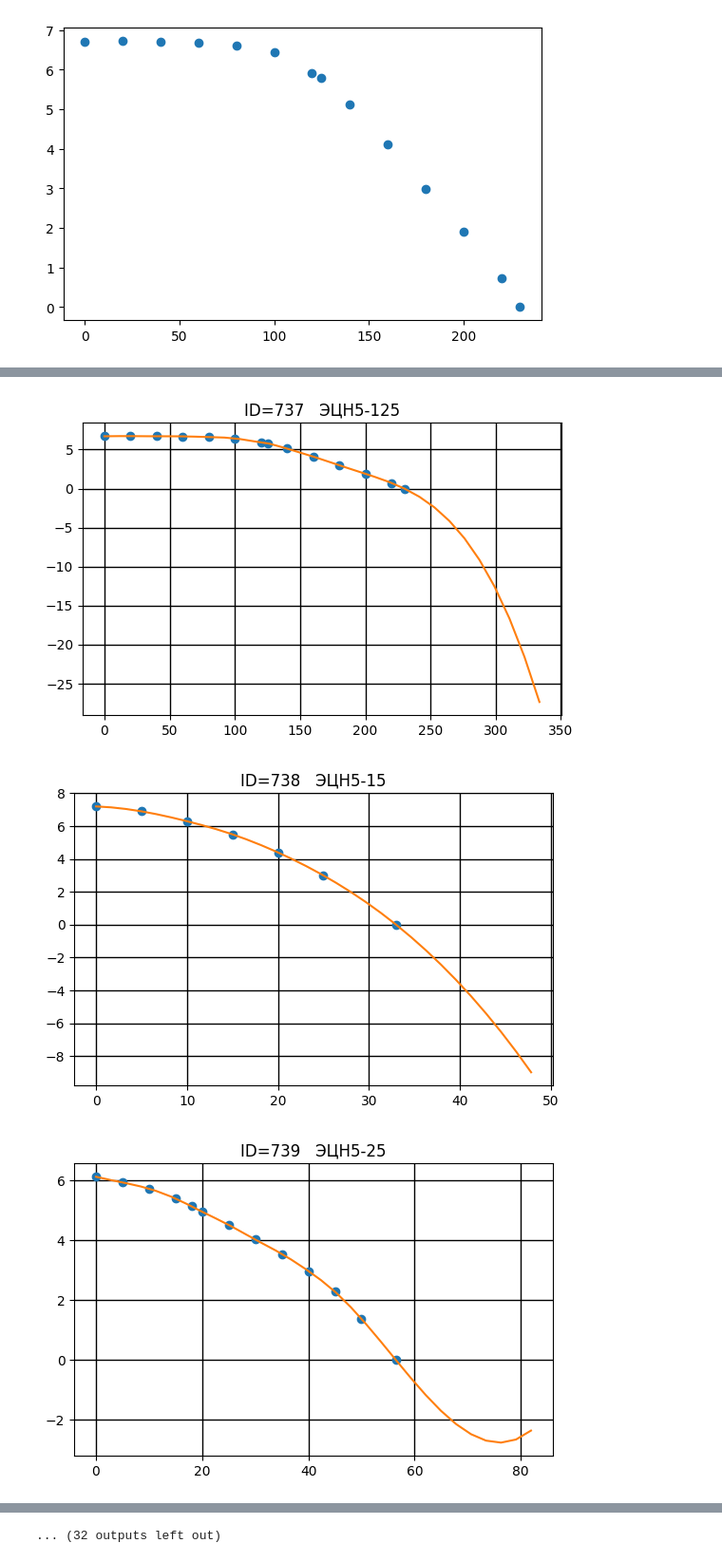
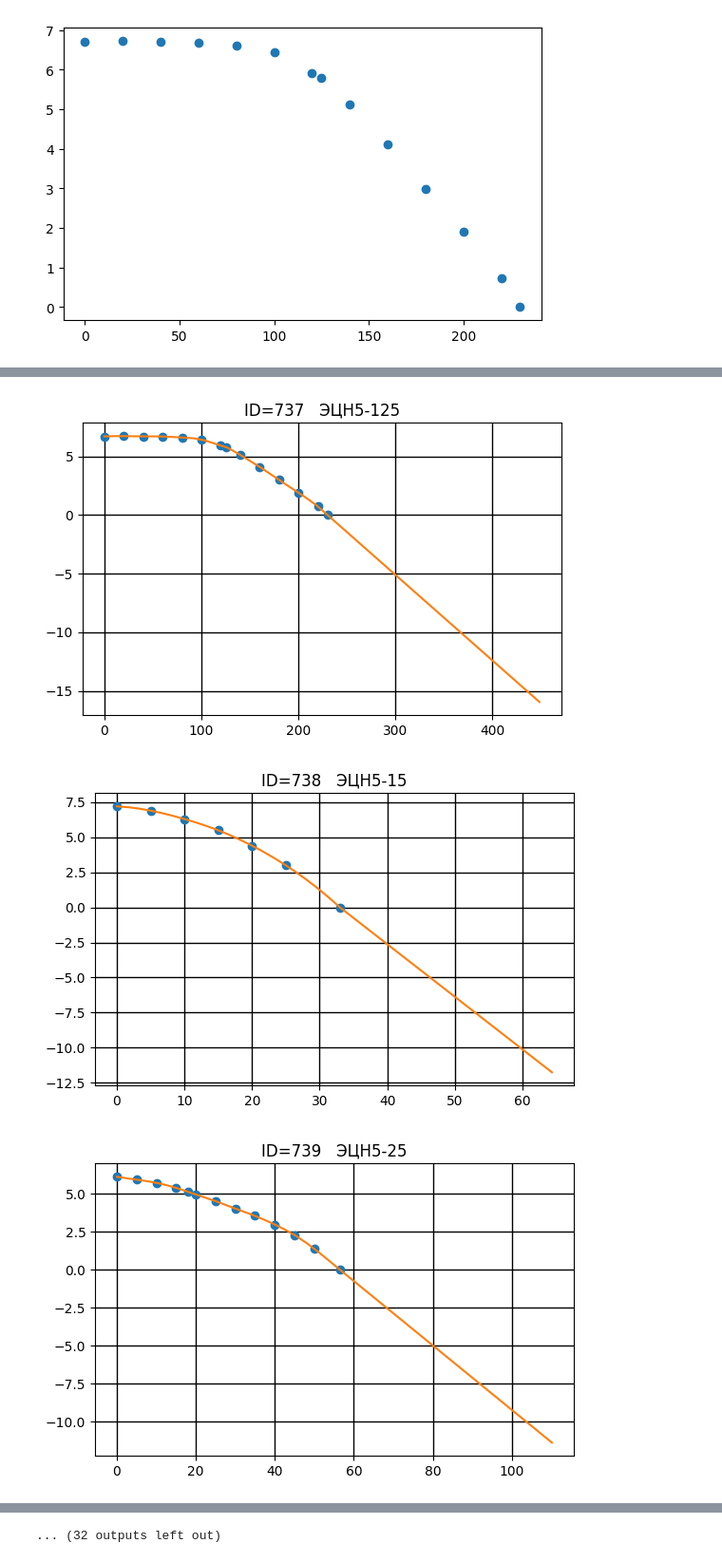
Before and after one commit to Andry4708/ESP, a Jupyter notebook: ESP_BD_Work.ipynb, the cells around one changed output, grey strips where cells are left out. Shown at 95% size. Cells and saved outputs as stored; diff of their text form; code cells hidden in the pictures.

Commit message:
BD line extrapolation

```diff
--- a/ESP_BD_Work.ipynb
+++ b/ESP_BD_Work.ipynb
@@ -18,19 +18,27 @@ ID = '737'
 # Iterating through the json
 # list
 
-for i in data:
-    print(f'{i:-^50}')
-    for j in data[i]:
-        print(j,"=",data[i][j])
+#for i in data:
+#    print(f'{i:-^50}')
+#    for j in data[i]:
+#        print(j,"=",data[i][j])
+
+for j in data[ID]:
+    print(j,"=",data[ID][j])
 
 def ESP_Head(ID,Q):
+    Head = []
+    cs = CubicSpline(data[ID]['rate_points'], data[ID]['head_points'])
+    cs_extrapol = CubicSpline(data[ID]['rate_points'][-2:], data[ID]['head_points'][-2:])
 
-    cs = CubicSpline(data[ID]['rate_points'], data[ID]['head_points'])
 
-    # построить график
-    #fig, ax = plt.subplots(figsize=(6.5, 4))
-    #ax.plot(data[ID]['rate_points'], data[ID]['head_points'], 'o', label='data')
-    return cs(Q)
+    for i in range(len(Q)):
+        if Q[i] <= data[ID]['rate_max_sm3day']:
+            Head.append(cs(Q[i])*1)
+        if Q[i] > data[ID]['rate_max_sm3day']:
+            Head.append(cs_extrapol(Q[i])*1)
+    return Head
 
-ESP_Head(ID,50)
+
+#ESP_Head(ID,50)
 # %% [output]
@@ -74,11 +81,10 @@ for ID in data:
 
     #ID = '743'
     Q_max = data[ID]['rate_max_sm3day']
-    Q = np.arange(0, Q_max*1.5, Q_max/20)
+    Q = np.arange(0, Q_max*2, Q_max/20)
     #print(Q)
 
     H = ESP_Head(ID,Q)
-    #print(H)
 
     fig, ax = plt.subplots(figsize=(6.5, 4))
     ax.plot(data[ID]['rate_points'], data[ID]['head_points'], 'o', label='data')
@@ -92,3 +98,3 @@ for ID in data:
-[figure, old version]
+[figure, new version]
-[figure, old version]
+[figure, new version]
-[figure, old version]
+[figure, new version]
```
Also changed, not shown: parts of 3 cells of this notebook.
